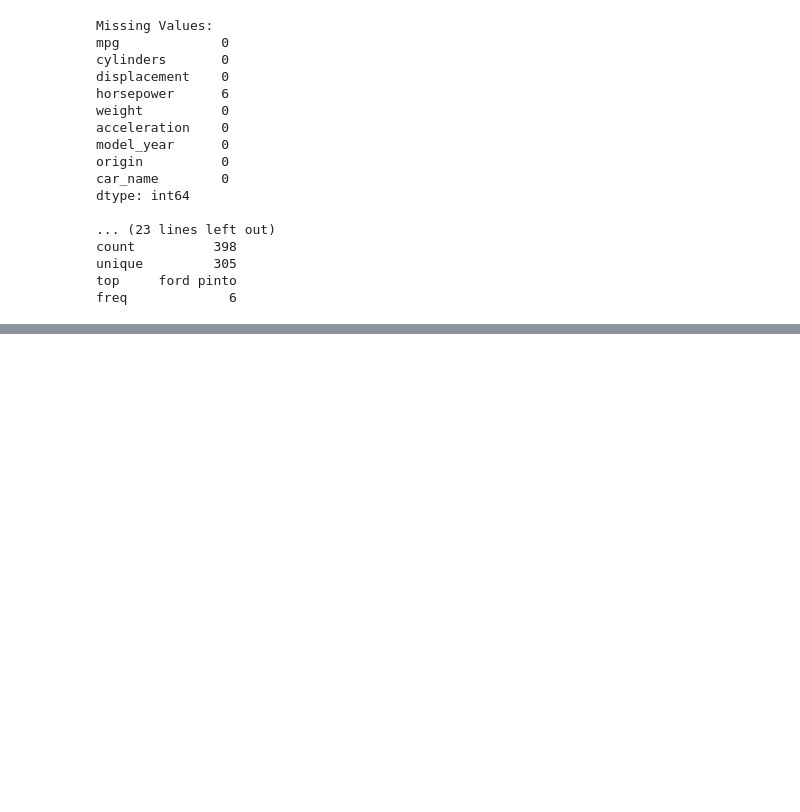
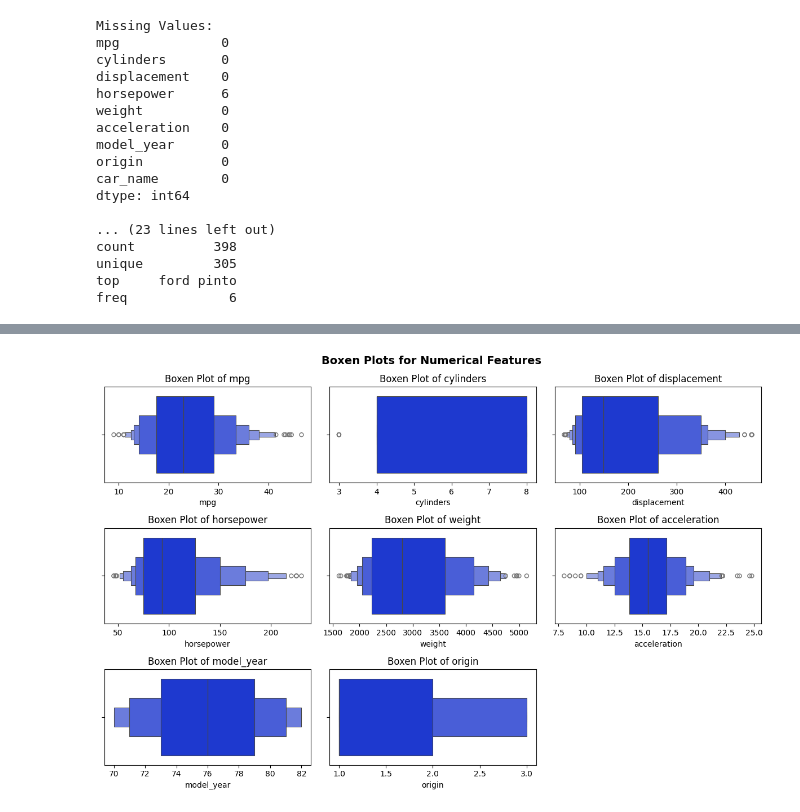
Before and after one commit to Bdowdle4/ml-regression-dowdle, a Jupyter notebook: regression-dowdle.ipynb, the cells around one changed output, grey strips where cells are left out. Drawn from its saved outputs; the diff is of its cells as text; code cells hidden in the pictures; blank space fills up the shorter version.

```diff
--- a/regression-dowdle.ipynb
+++ b/regression-dowdle.ipynb
@@ -93,0 +116,21 @@ The only column with missing values is horsepower with 6 missing values. The car
+# %%
+# Create the figure
+fig, axes = plt.subplots(3, 3, figsize=(12, 8))
+axes = axes.flatten()  # Flatten for easy iteration
+
+# Create a boxenplot for each numeric column
+for i, col in enumerate(numeric_cols):
+    sns.boxenplot(data=df, x=col, ax=axes[i], color=sns.color_palette("winter")[0])
+    # Plot titles
+    axes[i].set_title(f'Boxen Plot of {col}')
+
+# Hide any unused subplots if fewer than 9 columns
+for j in range(i + 1, len(axes)):
+    fig.delaxes(axes[j])
+# Figure title
+plt.suptitle("Boxen Plots for Numerical Features", fontsize=14, fontweight='bold')
+# Show the plot
+plt.tight_layout()
+plt.show()
+# %% [output]
+[figure, added]
```
Also changed, not shown: parts of 8 cells of this notebook.
